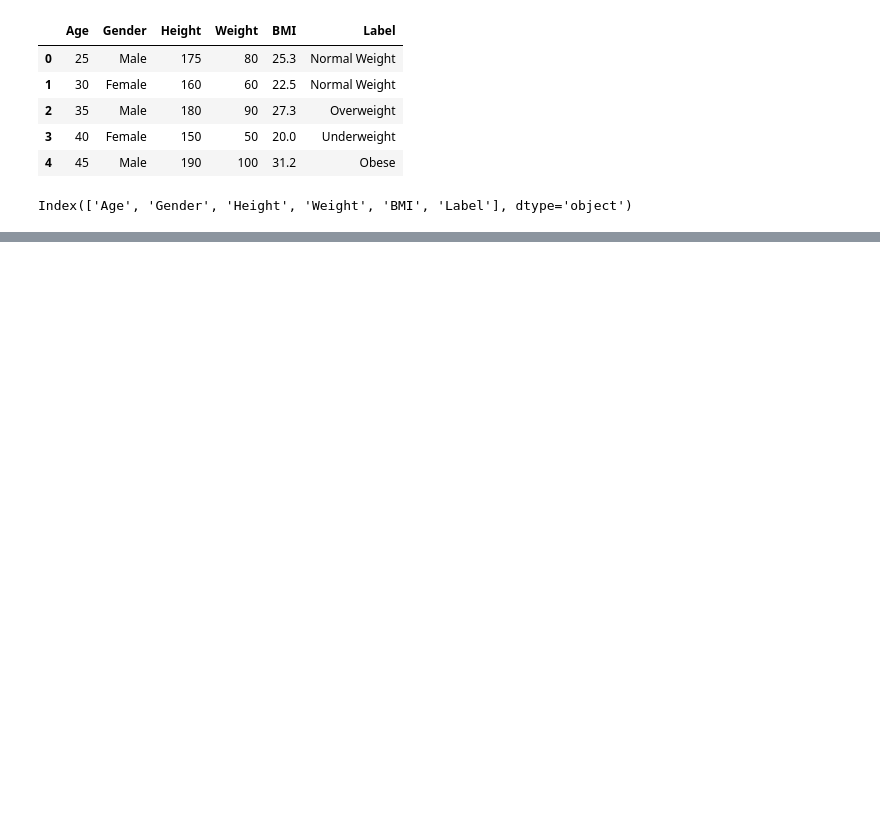
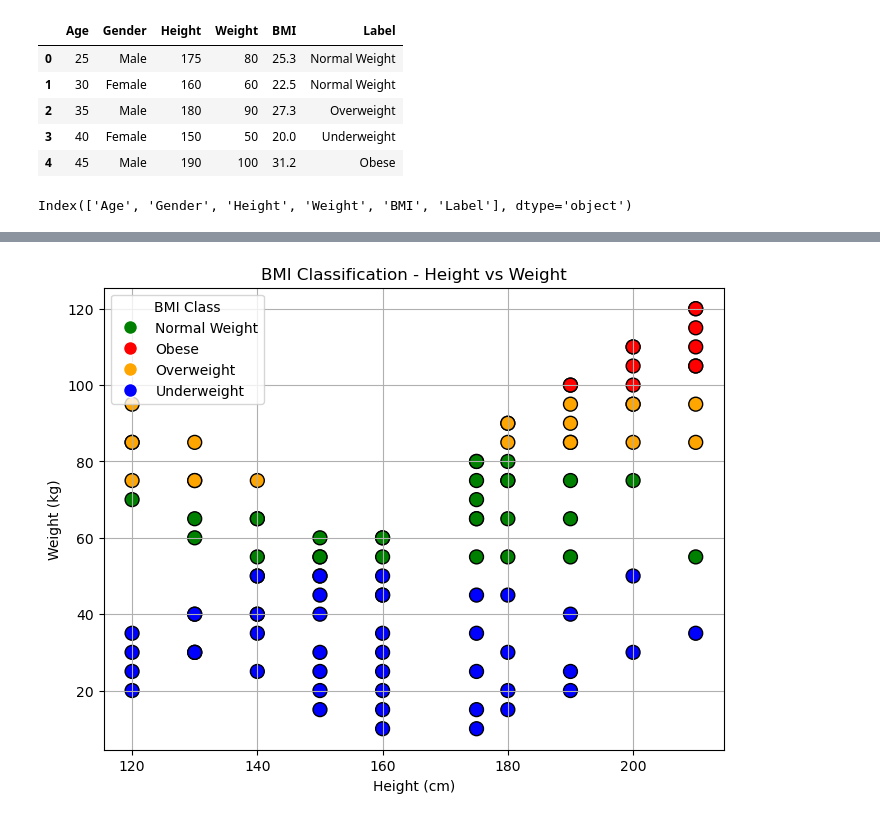
Before and after one commit to manthanawgan/Machine-Learning, a Jupyter notebook: supervised-learning/Classification/k-nearest_neighbors.ipynb, the cells around one changed output, grey strips where cells are left out. Saved outputs shown, nothing was run; the diff lists cells and outputs as text; code cells hidden in the pictures; blank space fills up the shorter version.

```diff
--- a/supervised-learning/Classification/k-nearest_neighbors.ipynb
+++ b/supervised-learning/Classification/k-nearest_neighbors.ipynb
@@ -67,0 +70,24 @@ X_train, X_test, y_train, y_test = train_test_split(
+# %%
+label_names = {0: 'Normal Weight', 1: 'Obese', 2: 'Overweight', 3: 'Underweight'}
+colors = ['green', 'red', 'orange', 'blue']
+cmap = [colors[label] for label in y]
+
+# 3. Plot Height (X[:, 2]) vs Weight (X[:, 3]) and color by label
+plt.figure(figsize=(8, 6))
+scatter = plt.scatter(X[:, 2], X[:, 3], c=cmap, edgecolor='k', s=100)
+
+plt.xlabel("Height (cm)")
+plt.ylabel("Weight (kg)")
+plt.title("BMI Classification - Height vs Weight")
+plt.grid(True)
+
+# Create legend manually
+legend_handles = [plt.Line2D([0], [0], marker='o', color='w',
+                             label=label_names[i],
+                             markerfacecolor=colors[i], markersize=10)
+                  for i in range(len(label_names))]
+plt.legend(handles=legend_handles, title="BMI Class")
+
+plt.show()
+# %% [output]
+[figure, added]
```
Also changed, not shown: parts of 2 cells of this notebook.
